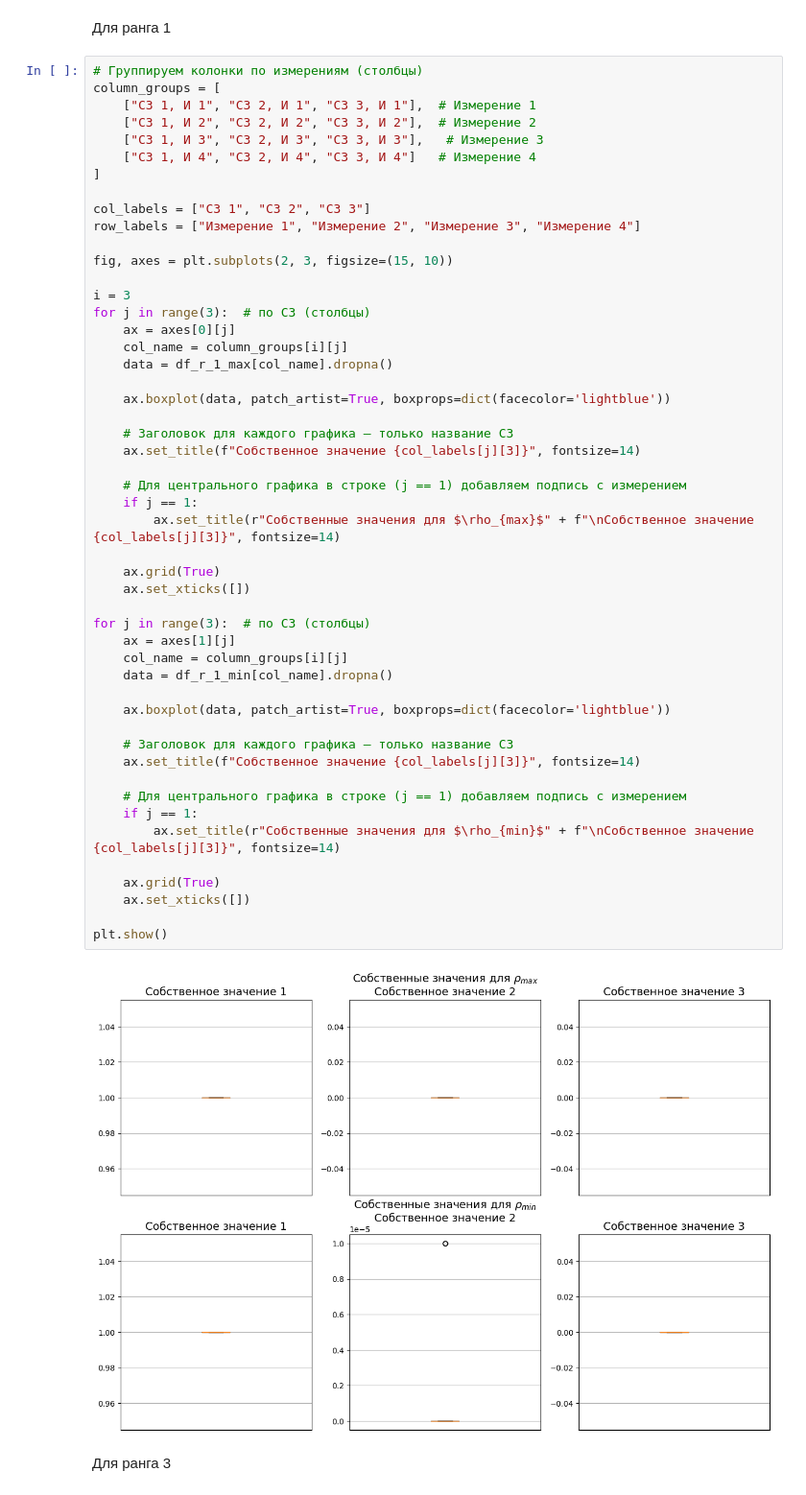
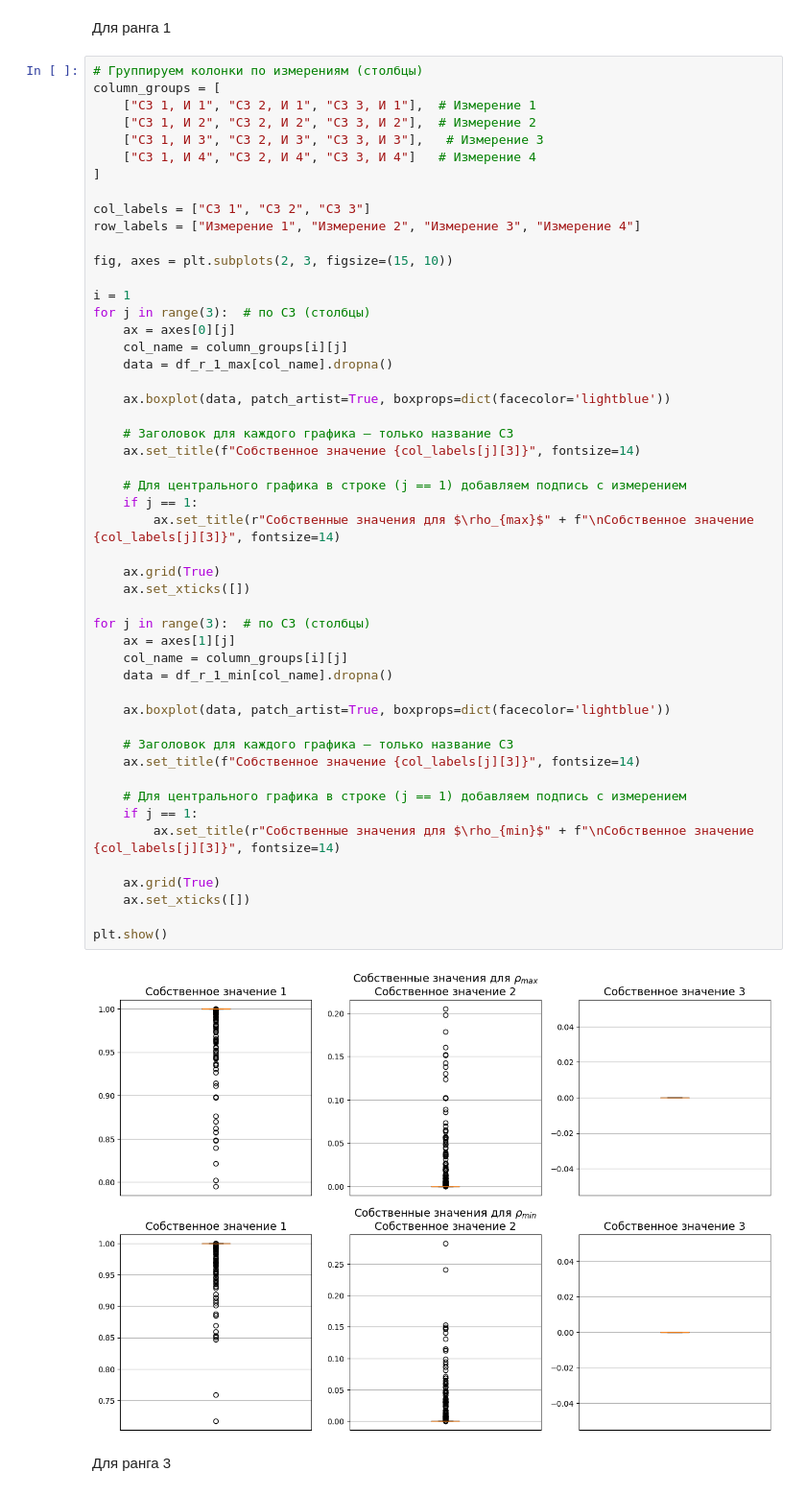
Before and after one commit to Denis-chupa/Quantum_tools, a Jupyter notebook: Tomography/src/research_data/research_eigenvalue.ipynb, the cells around one changed output. Shown at 96% size. Saved outputs shown, nothing was run; the diff lists cells and outputs as text.

```diff
--- a/Tomography/src/research_data/research_eigenvalue.ipynb
+++ b/Tomography/src/research_data/research_eigenvalue.ipynb
@@ -196,7 +196,7 @@ row_labels = ["Измерение 1", "Измерение 2", "Измерени
 
 fig, axes = plt.subplots(2, 3, figsize=(15, 10))
 
-i = 3
+i = 1
 for j in range(3):  # по СЗ (столбцы)
     ax = axes[0][j]
     col_name = column_groups[i][j]
@@ -206,34 +206,34 @@ for j in range(3):  # по СЗ (столбцы)
 
     # Заголовок для каждого графика — только название СЗ
     ax.set_title(f"Собственное значение {col_labels[j][3]}", fontsize=14)
 
     # Для центрального графика в строке (j == 1) добавляем подпись с измерением
     if j == 1:
         ax.set_title(r"Собственные значения для $\rho_{max}$" + f"\nСобственное значение {col_labels[j][3]}", fontsize=14)
 
     ax.grid(True)
     ax.set_xticks([])
 
 for j in range(3):  # по СЗ (столбцы)
     ax = axes[1][j]
     col_name = column_groups[i][j]
     data = df_r_1_min[col_name].dropna()
 
     ax.boxplot(data, patch_artist=True, boxprops=dict(facecolor='lightblue'))
 
     # Заголовок для каждого графика — только название СЗ
     ax.set_title(f"Собственное значение {col_labels[j][3]}", fontsize=14)
 
     # Для центрального графика в строке (j == 1) добавляем подпись с измерением
     if j == 1:
         ax.set_title(r"Собственные значения для $\rho_{min}$" + f"\nСобственное значение {col_labels[j][3]}", fontsize=14)
 
     ax.grid(True)
     ax.set_xticks([])
 
 plt.show()
 # %% [output]
-[figure, old version]
+[figure, new version]
 # %% [markdown]
 Для ранга 3
 # %%
```
Also changed, not shown: parts of 2 cells of this notebook, 1 other file.
